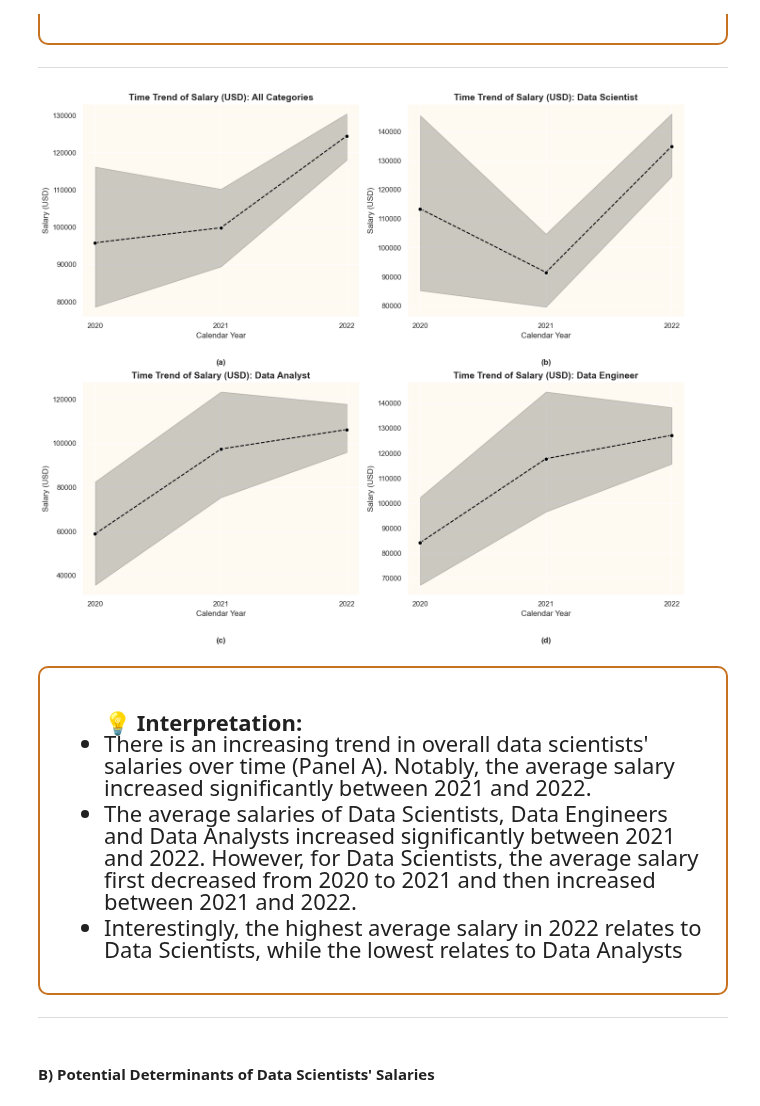
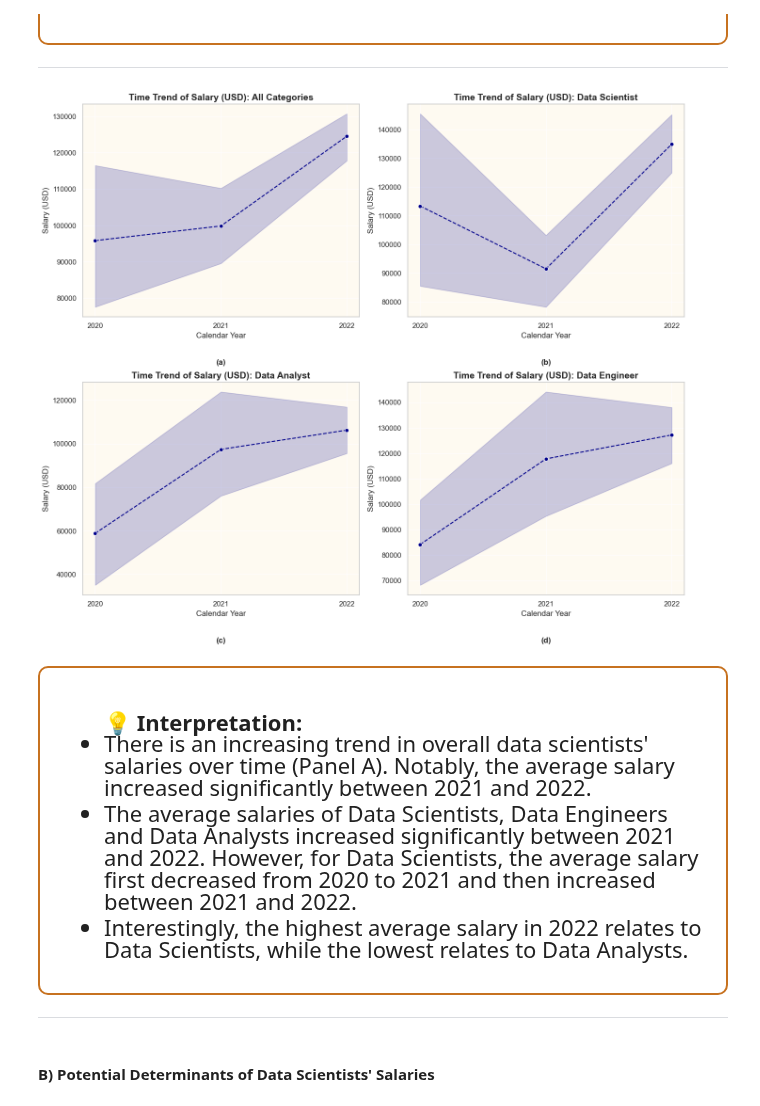
Before and after one commit to akramkhal/KaggleProjects, a Jupyter notebook: DataScieSalary/ds_salary.ipynb.ipynb, the cells around one changed output. Saved outputs shown, nothing was run; the diff lists cells and outputs as text; code cells hidden in the pictures.

```diff
--- a/DataScieSalary/ds_salary.ipynb.ipynb
+++ b/DataScieSalary/ds_salary.ipynb.ipynb
@@ -562,46 +572,46 @@ for idx, category in enumerate(categories):
         y='salary_in_usd',
         marker='o',
         linestyle='--',
-        color='Black',
+        color='Darkblue',
         markersize=6,
         errorbar=('ci', 95),
         ax=axes[idx]  # Use the correct subplot
     )
 
     # Set titles and labels
     title = f'Time Trend of Salary (USD): {category}' if category != 'All' else 'Time Trend of Salary (USD): All Categories'
     axes[idx].set_title(title, fontsize=14, fontweight='bold')
     axes[idx].set_xlabel('Calendar Year')
     axes[idx].set_ylabel('Salary (USD)')
     axes[idx].set_xticks([2020, 2021, 2022])
     axes[idx].set_xticklabels(['2020', '2021', '2022'])
     axes[idx].set_facecolor("#fefaf1")
     axes[idx].grid(True, linestyle='-', color='white')
 
     # Add panel labels below the subplot and center them
     axes[idx].annotate(
         panel_labels[idx],  # Label text
         xy=(0.5, -0.2),  # Coordinates relative to the axis (centered below)
         xycoords='axes fraction',
         fontsize=12,
         fontweight='bold',
         ha='center',
         va='top'
     )
 
 # Adjust layout for spacing
 sns.set_theme(style="whitegrid")
 plt.tight_layout()
 plt.show()
 # %% [output]
-[figure, old version]
+[figure, new version]
 # %% [markdown]
 <div style="padding: 20px; border-color: #c77220; border-radius: 10px; box-shadow: 0 2px 4px 0 rgba(177, 171, 171, 0.1); border: 2px solid #c77220;">
     <ul style="font-size: 22px; font-family: 'Arial'; line-height: 1.5em;">
     <h4 style="margin-bottom: 0;">💡 Interpretation:</h4>
         <li> There is an increasing trend in overall data scientists' salaries over time (Panel A). Notably, the average salary increased significantly between 2021 and 2022.</li>
         <li> The average salaries of Data Scientists, Data Engineers and Data Analysts increased significantly between 2021 and 2022. However, for Data Scientists, the average salary first decreased from 2020 to 2021 and then increased between 2021 and 2022.</li>
-        <li> Interestingly, the highest average salary in 2022 relates to Data Scientists, while the lowest relates to Data Analysts </li>
+        <li> Interestingly, the highest average salary in 2022 relates to Data Scientists, while the lowest relates to Data Analysts. </li>
     </ul>
 </div>
 
```
Also changed, not shown: parts of 2 cells of this notebook.
